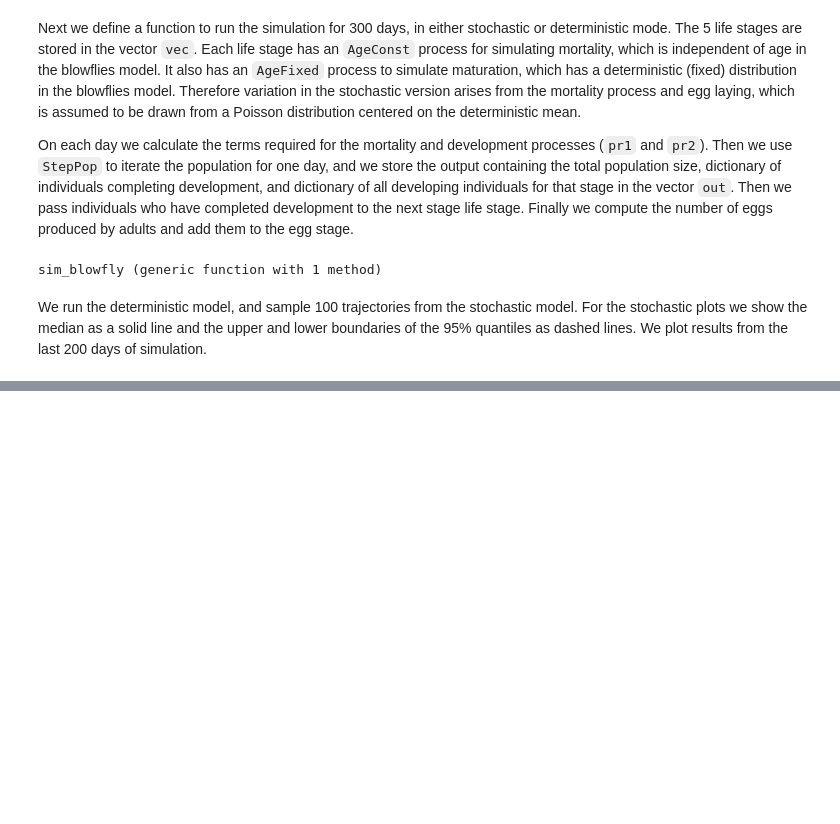
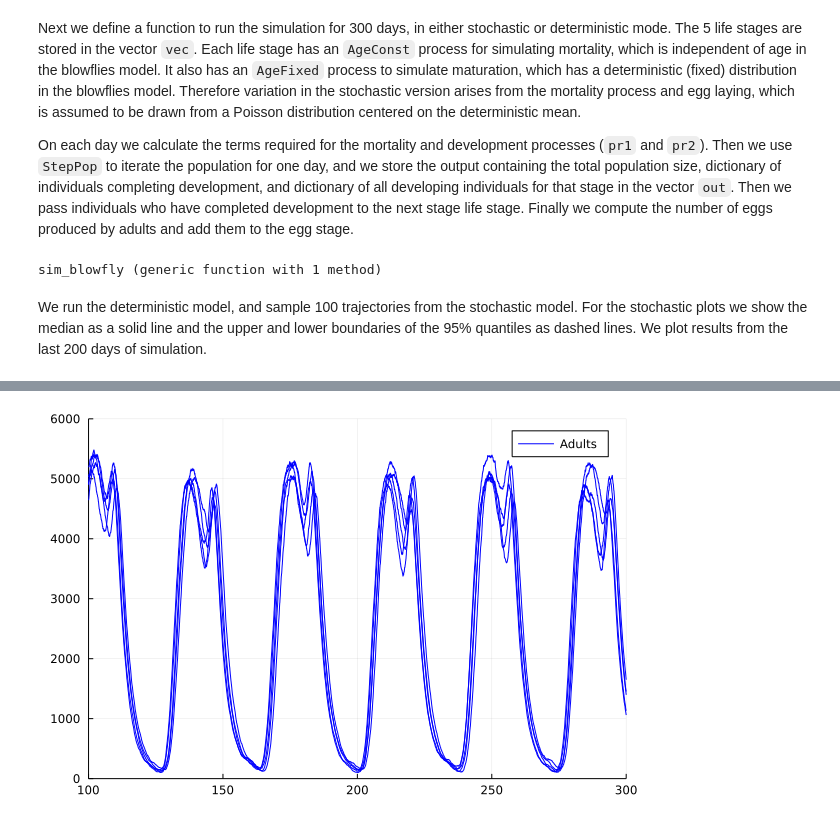
Before and after one commit to kerguler/Population.jl, a Jupyter notebook: docs/blowflies.ipynb, the cells around one changed output, grey strips where cells are left out. Saved outputs shown, nothing was run; the diff lists cells and outputs as text; code cells hidden in the pictures; blank space fills up the shorter version.

Commit message:
blowfly fluctuations

```diff
--- a/docs/blowflies.ipynb
+++ b/docs/blowflies.ipynb
@@ -39,15 +44,12 @@ function sim_blowfly(stoch)
     vec = [stoch ? sPop2(PopDataSto()) : sPop2(PopDataDet()) for n in 1:5]
     [AddProcess(v, AgeConst(), AgeFixed()) for v in vec]
     # add individuals to the initial stage (the egg stage)
-    AddPop(vec[1], stoch ? Int(A0) : Float64(A0))
+    AddPop(vec[1], stoch ? 500 : 500.0)
     # record the initial conditions
     output[1, :] = [GetPop(v) for v in vec]
     # vector to store the output each day
     out = Vector{Any}(nothing, length(vec))
     # iterate for 300 days
-    pr1 = ()
-    pr2 = ()
-    #
     for n in 1:300*tau
         # for each stage, repeat the following
         for m in 1:length(vec)
@@ -57,8 +59,9 @@ function sim_blowfly(stoch)
             out[m] = StepPop(vec[m], pr1, pr2)
             # and pass on to the next stage (if not the adult stage)
             if m > one(m)
-                [AddPop(vec[m], n) for (q,n) in out[m-1][3][2]]
-                #AddPop(vec[m], sum(values(out[m-1][3][2])))
+                for (q,s) in out[m-1][3][2]
+                    AddPop(vec[m], s, 0.0, 0.0)
+                end
             end
         end
         # calculate the number of eggs to produce
@@ -86 +91,10 @@ plot!(xtick, out[100*tau+1:end,1], label = "Eggs", color = :red)
+# %%
+xtick = 100:(1/tau):300
+plot((100,300),(0,6000), linestyle=:none)
+for n in 1:5
+    out = sim_blowfly(true)
+    plot!(xtick, out[100*tau+1:end,5], linestyle = :solid, label = n == 1 ? "Adults" : :none, color = :blue, ylim = [0,6000])
+end
+# %% [output]
+[figure, added]
 # %%
```
Also changed, not shown: parts of 8 cells of this notebook, 4 other files.
